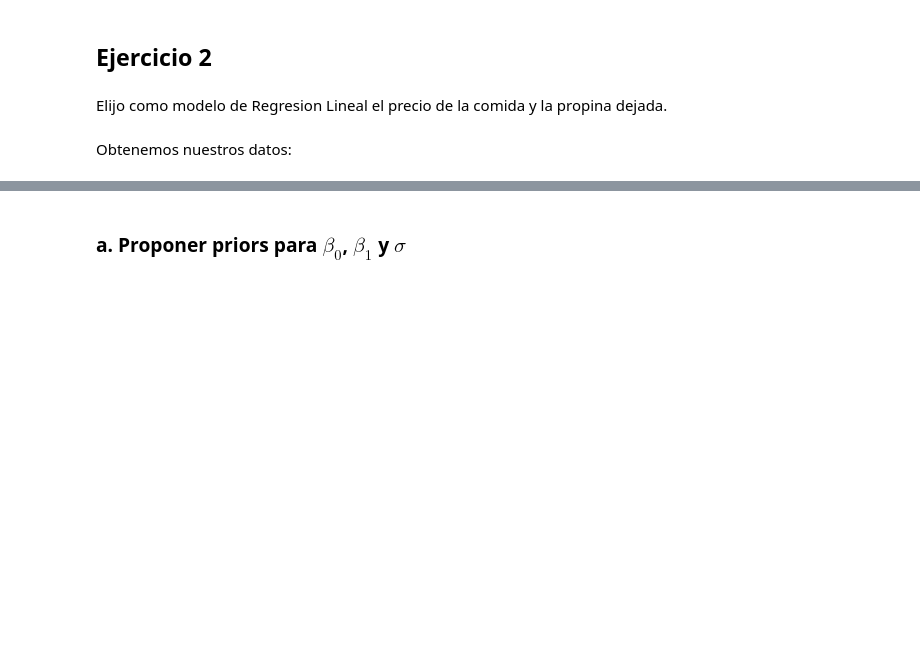
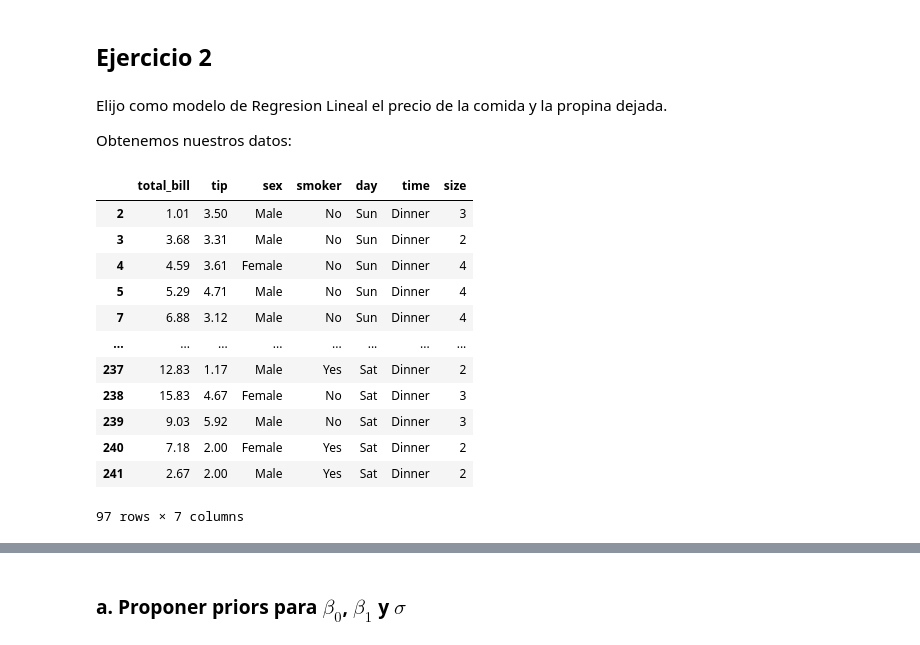
Before and after one commit to matias258/Estimacion_Bayesiana, a Jupyter notebook: Entregas/2/entrega2.ipynb, the cells around one changed output, grey strips where cells are left out. Drawn from its saved outputs; the diff is of its cells as text; code cells hidden in the pictures; blank space fills up the shorter version.

```diff
--- a/Entregas/2/entrega2.ipynb
+++ b/Entregas/2/entrega2.ipynb
@@ -54,8 +54,8 @@ Esto significa que el Post tambien es Beta. Pues Post = Beta(3, 13)
 ## Ejercicio 2
 # %% [markdown]
 Elijo como modelo de Regresion Lineal el precio de la comida y la propina dejada.
+
+Obtenemos nuestros datos:
-# %% [markdown]
-Obtenemos nuestros datos:
 # %%
 import numpy as np
 import pandas as pd
@@ -71,2 +69,23 @@ datos = sns.load_dataset('tips')
+# %%
+datos = sns.load_dataset('tips')
+
+# Para no perder el contexto de los tips, vamos a quedarnos con los platos >= 20 usd
+datos["total_bill"] = datos["total_bill"] - 20
+datos_filtrados = datos[datos["total_bill"] >= 0]
+datos_filtrados
+# %% [output]
+|  | total_bill | tip | sex | smoker | day | time | size |
+| 2 | 1.01 | 3.50 | Male | No | Sun | Dinner | 3 |
+| 3 | 3.68 | 3.31 | Male | No | Sun | Dinner | 2 |
+| 4 | 4.59 | 3.61 | Female | No | Sun | Dinner | 4 |
+| 5 | 5.29 | 4.71 | Male | No | Sun | Dinner | 4 |
+| 7 | 6.88 | 3.12 | Male | No | Sun | Dinner | 4 |
+| ... | ... | ... | ... | ... | ... | ... | ... |
+| 237 | 12.83 | 1.17 | Male | Yes | Sat | Dinner | 2 |
+| 238 | 15.83 | 4.67 | Female | No | Sat | Dinner | 3 |
+| 239 | 9.03 | 5.92 | Male | No | Sat | Dinner | 3 |
+| 240 | 7.18 | 2.00 | Female | Yes | Sat | Dinner | 2 |
+| 241 | 2.67 | 2.00 | Male | Yes | Sat | Dinner | 2 |
+97 rows × 7 columns
 # %%
 (
```
Also changed, not shown: parts of 35 cells of this notebook.
